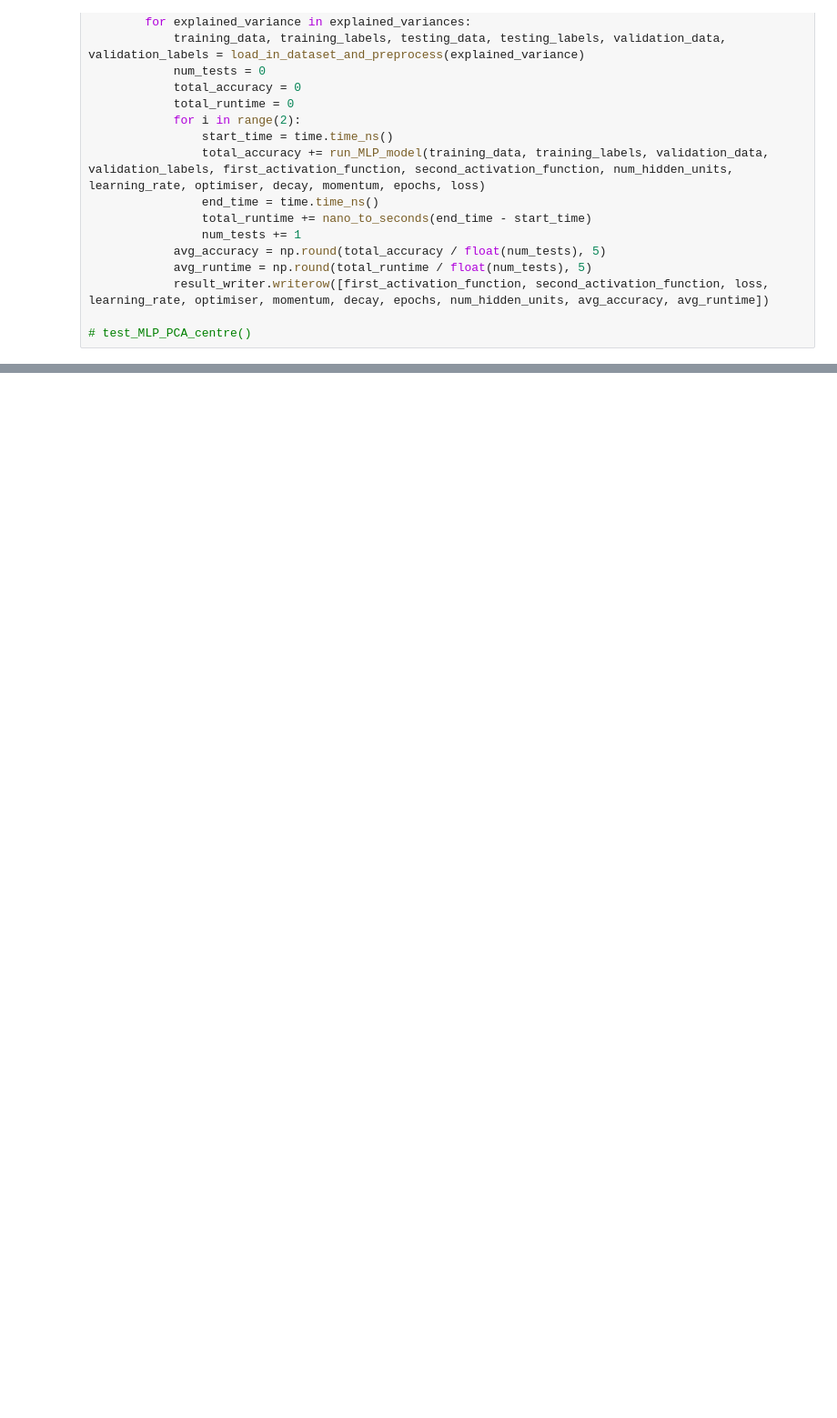
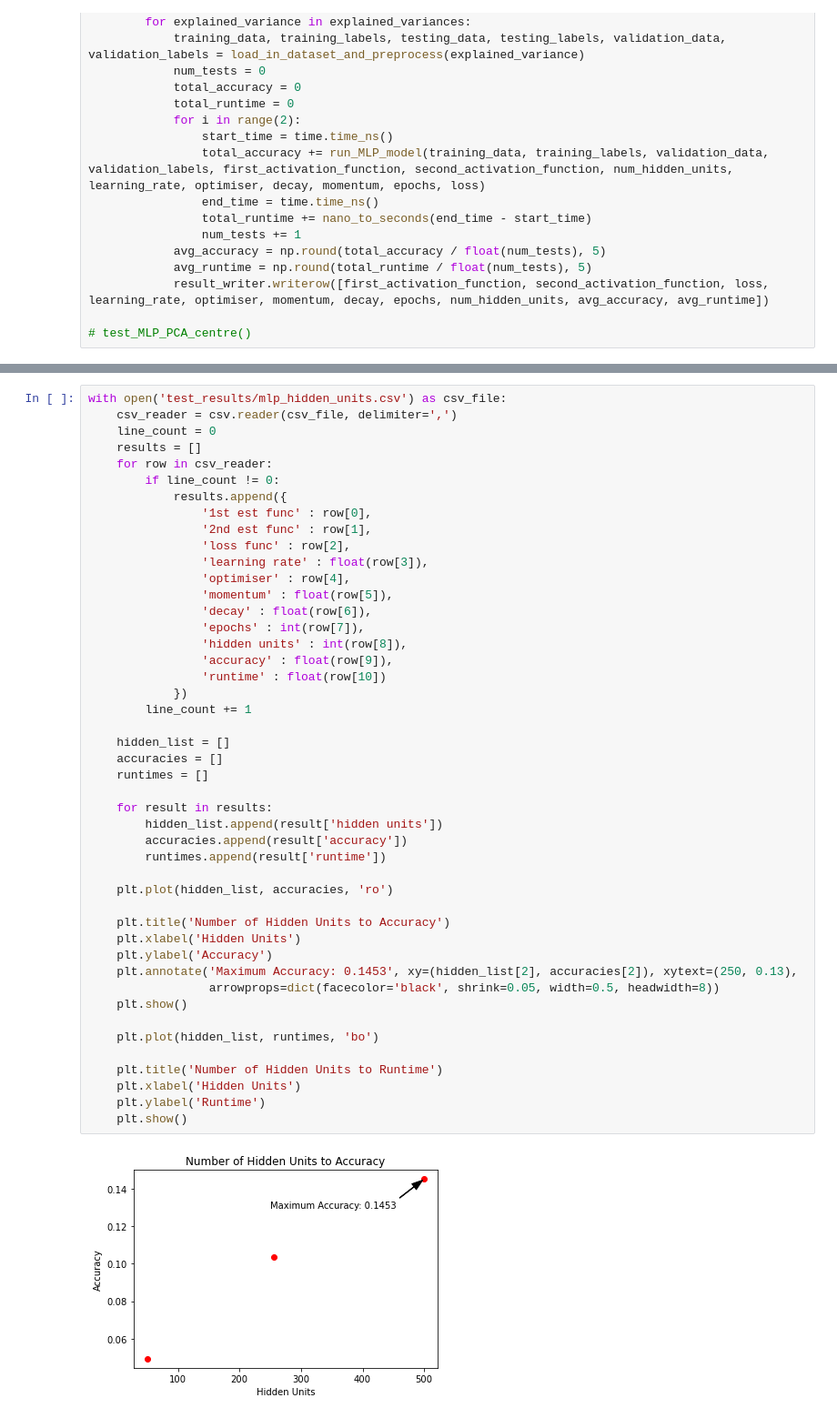
Before and after one commit to hollycraig/machine_learning_assignment_2, a Jupyter notebook: Multi-Layer Perceptron Algorithm.ipynb, the cells around one changed output, grey strips where cells are left out. Shown at 91% size. Saved outputs shown, nothing was run; the diff lists cells and outputs as text; blank space fills up the shorter version.

```diff
--- a/Multi-Layer Perceptron Algorithm.ipynb
+++ b/Multi-Layer Perceptron Algorithm.ipynb
@@ -715,0 +856,48 @@ test_MLP_centre()
+# %%
+with open('test_results/mlp_hidden_units.csv') as csv_file:
+    csv_reader = csv.reader(csv_file, delimiter=',')
+    line_count = 0
+    results = []
+    for row in csv_reader:
+        if line_count != 0:
+            results.append({
+                '1st est func' : row[0],
+                '2nd est func' : row[1],
+                'loss func' : row[2],
+                'learning rate' : float(row[3]),
+                'optimiser' : row[4],
+                'momentum' : float(row[5]),
+                'decay' : float(row[6]),
+                'epochs' : int(row[7]),
+                'hidden units' : int(row[8]),
+                'accuracy' : float(row[9]),
+                'runtime' : float(row[10])
+            })
+        line_count += 1
+
+    hidden_list = []
+    accuracies = []
+    runtimes = []
+
+    for result in results:
+        hidden_list.append(result['hidden units'])
+        accuracies.append(result['accuracy'])
+        runtimes.append(result['runtime'])
+
+    plt.plot(hidden_list, accuracies, 'ro')
+
+    plt.title('Number of Hidden Units to Accuracy')
+    plt.xlabel('Hidden Units')
+    plt.ylabel('Accuracy')
+    plt.annotate('Maximum Accuracy: 0.1453', xy=(hidden_list[2], accuracies[2]), xytext=(250, 0.13),
+                 arrowprops=dict(facecolor='black', shrink=0.05, width=0.5, headwidth=8))
+    plt.show()
+
+    plt.plot(hidden_list, runtimes, 'bo')
+
+    plt.title('Number of Hidden Units to Runtime')
+    plt.xlabel('Hidden Units')
+    plt.ylabel('Runtime')
+    plt.show()
+# %% [output]
+[figure, added]
```
Also changed, not shown: parts of 10 cells of this notebook, 1 other file.
